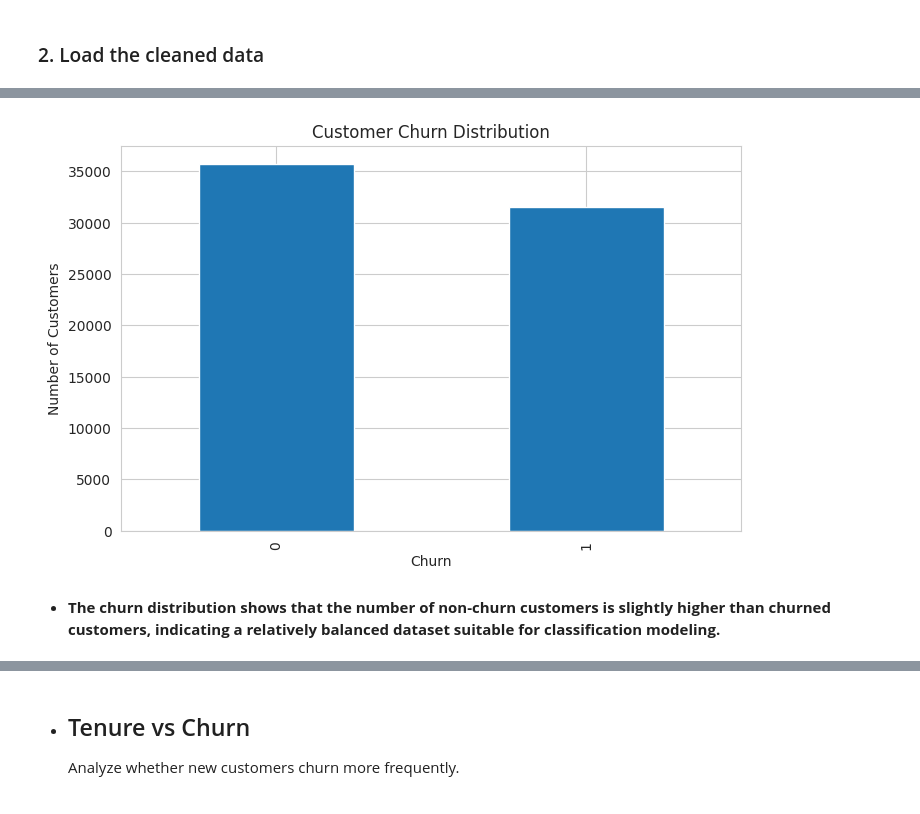
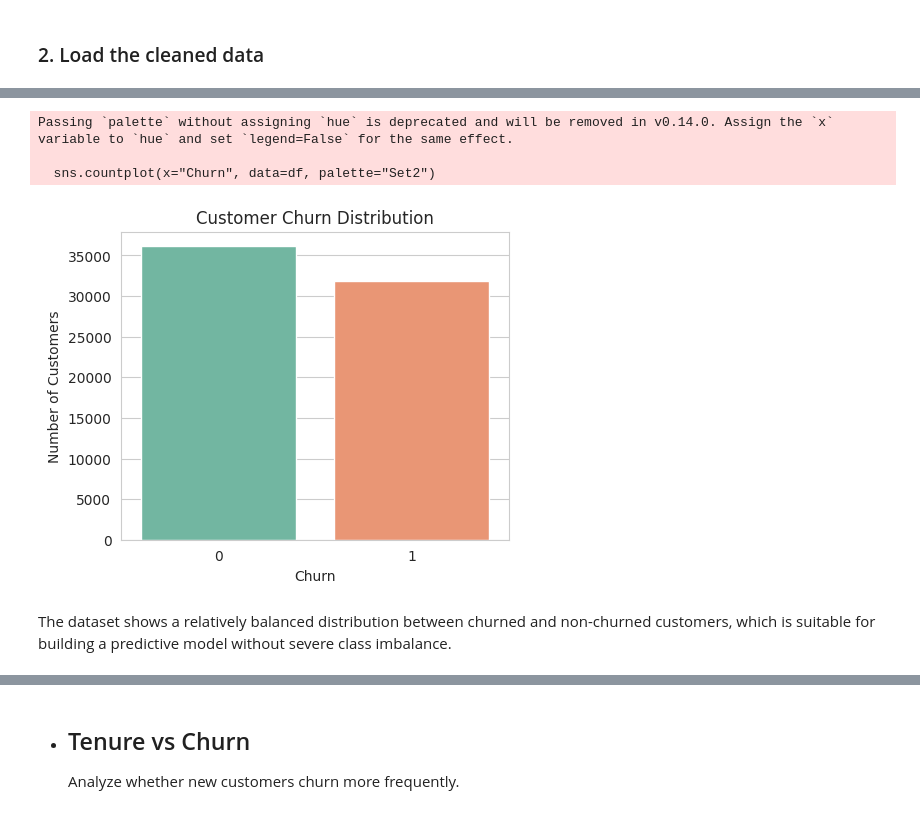
Before and after one commit to linda-bsharat/telco-customer-churn-prediction, a Jupyter notebook: notebooks/02_eda_and_visualization.ipynb, the cells around one changed output, grey strips where cells are left out. Cells and saved outputs as stored; diff of their text form; code cells hidden in the pictures.

```diff
--- a/notebooks/02_eda_and_visualization.ipynb
+++ b/notebooks/02_eda_and_visualization.ipynb
@@ -59,18 +59,23 @@ memory usage: 11.5 MB
 
 #df["Churn"].value_counts()
 # %%
-# Plot churn distribution
-df["Churn"].value_counts().plot(kind="bar")
+plt.figure(figsize=(5,4))
+sns.countplot(x="Churn", data=df, palette="Set2")
+
 plt.title("Customer Churn Distribution")
 plt.xlabel("Churn")
 plt.ylabel("Number of Customers")
+
 plt.show()
 # %% [output]
+Passing `palette` without assigning `hue` is deprecated and will be removed in v0.14.0. Assign the `x` variable to `hue` and set `legend=False` for the same effect.
+
+  sns.countplot(x="Churn", data=df, palette="Set2")
-[figure, old version]
+[figure, new version]
-# %% [markdown]
-
-
-*   **The churn distribution shows that the number of non-churn customers is slightly higher than churned customers, indicating a relatively balanced dataset suitable for classification modeling.**
+# %% [markdown]
+
+
+The dataset shows a relatively balanced distribution between churned and non-churned customers, which is suitable for building a predictive model without severe class imbalance.
 # %%
 sns.countplot(x="Contract", hue="Churn", data=df)
 
```
Also changed, not shown: parts of 37 cells of this notebook.
